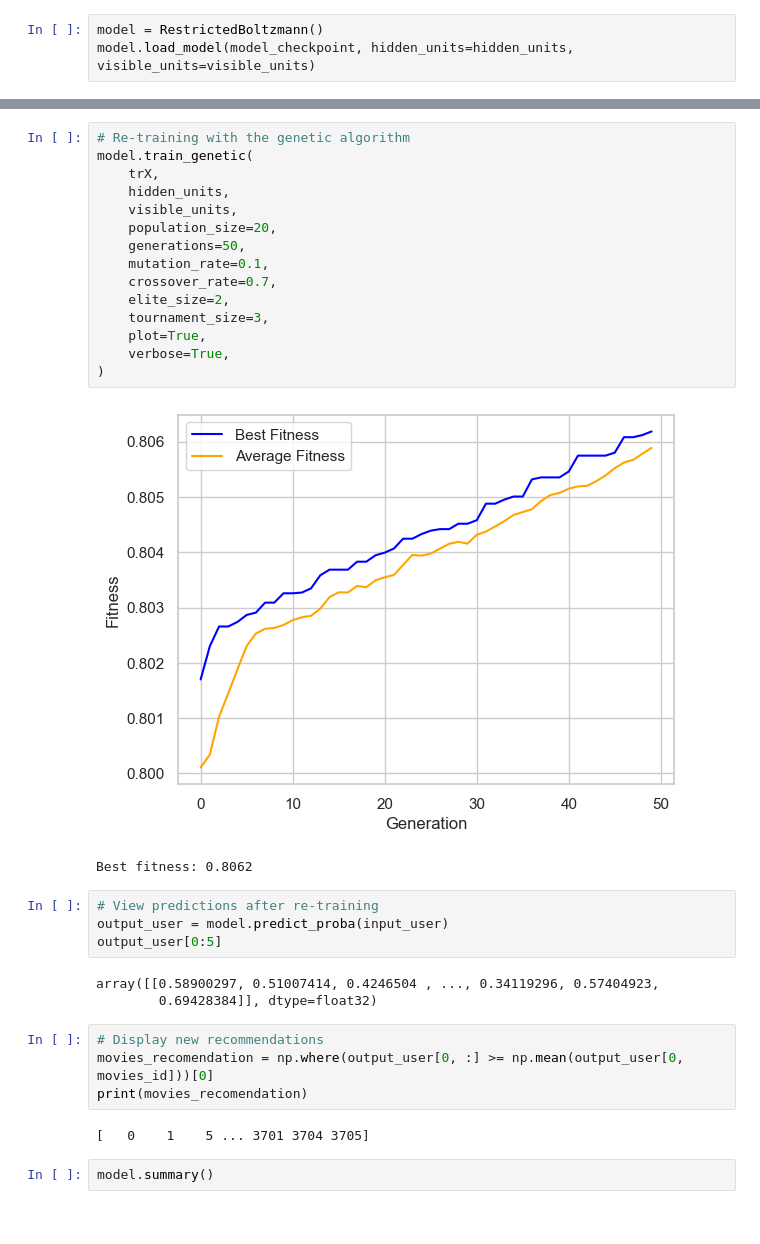
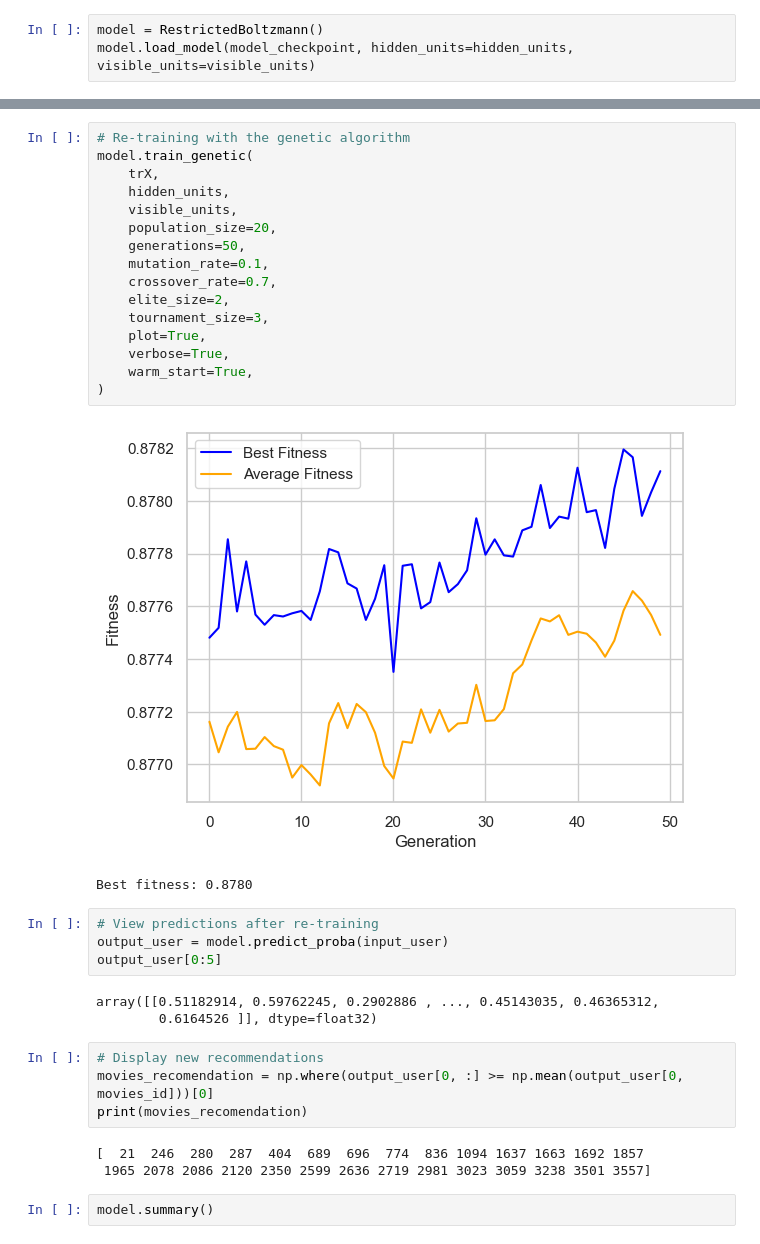
Before and after one commit to jzsmoreno/restricted_boltzmann, a Jupyter notebook: example_genetic.ipynb, the cells around one changed output, grey strips where cells are left out. Saved outputs shown, nothing was run; the diff lists cells and outputs as text.

Commit message:
[FIX] `_fitness`

```diff
--- a/example_genetic.ipynb
+++ b/example_genetic.ipynb
@@ -179,34 +177,36 @@ array([[0.6144075 , 0.515104  , 0.49836215, ..., 0.546472  , 0.47026083,
 # %%
 # Re-training with the genetic algorithm
 model.train_genetic(
     trX,
     hidden_units,
     visible_units,
     population_size=20,
     generations=50,
     mutation_rate=0.1,
     crossover_rate=0.7,
     elite_size=2,
     tournament_size=3,
     plot=True,
     verbose=True,
+    warm_start=True,
 )
 # %% [output]
-[figure, old version]
+[figure, new version]
-Best fitness: 0.8062
+Best fitness: 0.8780
 # %%
 # View predictions after re-training
 output_user = model.predict_proba(input_user)
 output_user[0:5]
 # %% [output]
-array([[0.58900297, 0.51007414, 0.4246504 , ..., 0.34119296, 0.57404923,
-        0.69428384]], dtype=float32)
+array([[0.51182914, 0.59762245, 0.2902886 , ..., 0.45143035, 0.46365312,
+        0.6164526 ]], dtype=float32)
 # %%
 # Display new recommendations
 movies_recomendation = np.where(output_user[0, :] >= np.mean(output_user[0, movies_id]))[0]
 print(movies_recomendation)
 # %% [output]
-[   0    1    5 ... 3701 3704 3705]
+[  21  246  280  287  404  689  696  774  836 1094 1637 1663 1692 1857
+ 1965 2078 2086 2120 2350 2599 2636 2719 2981 3023 3059 3238 3501 3557]
 # %%
 model.summary()
 # %% [output]
```
Also changed, not shown: parts of 7 cells of this notebook, 3 other files.
